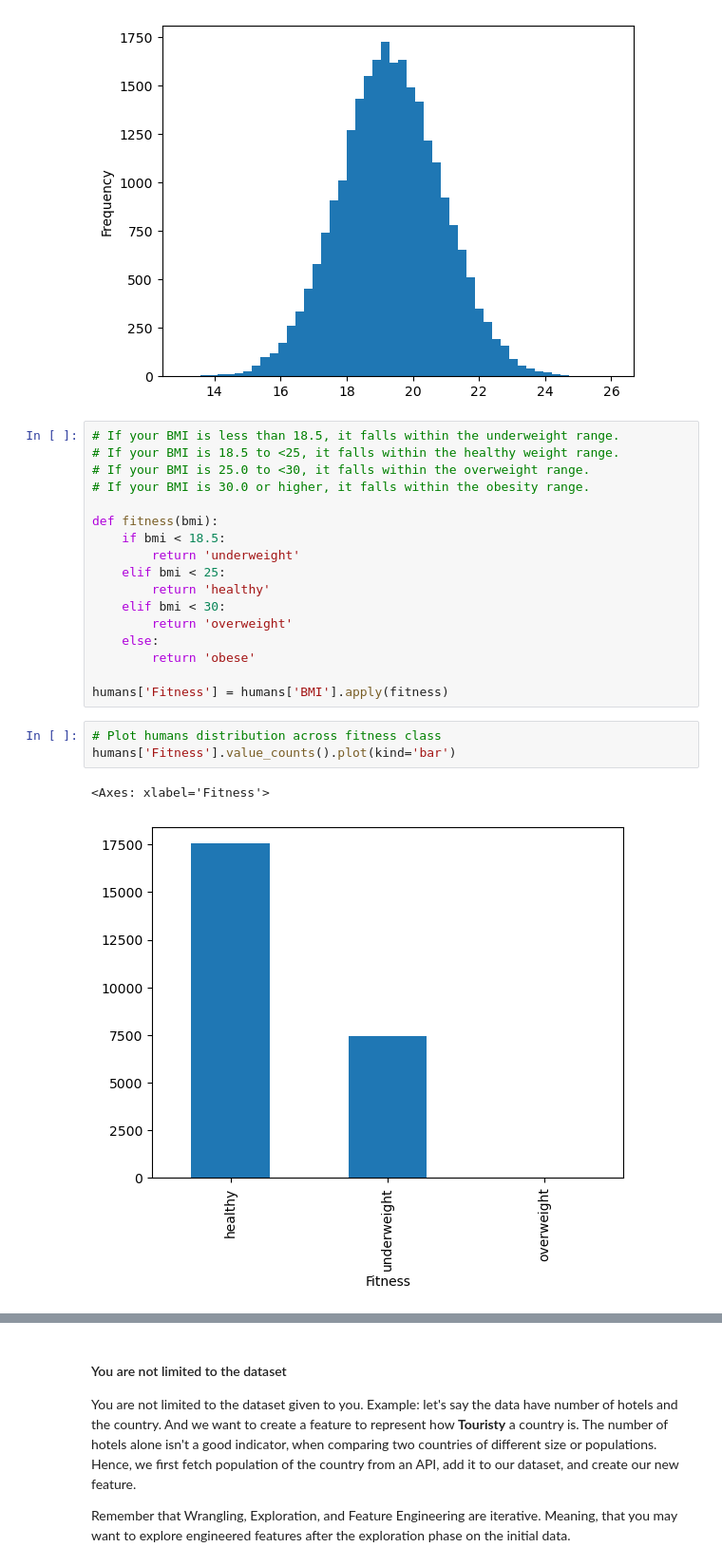
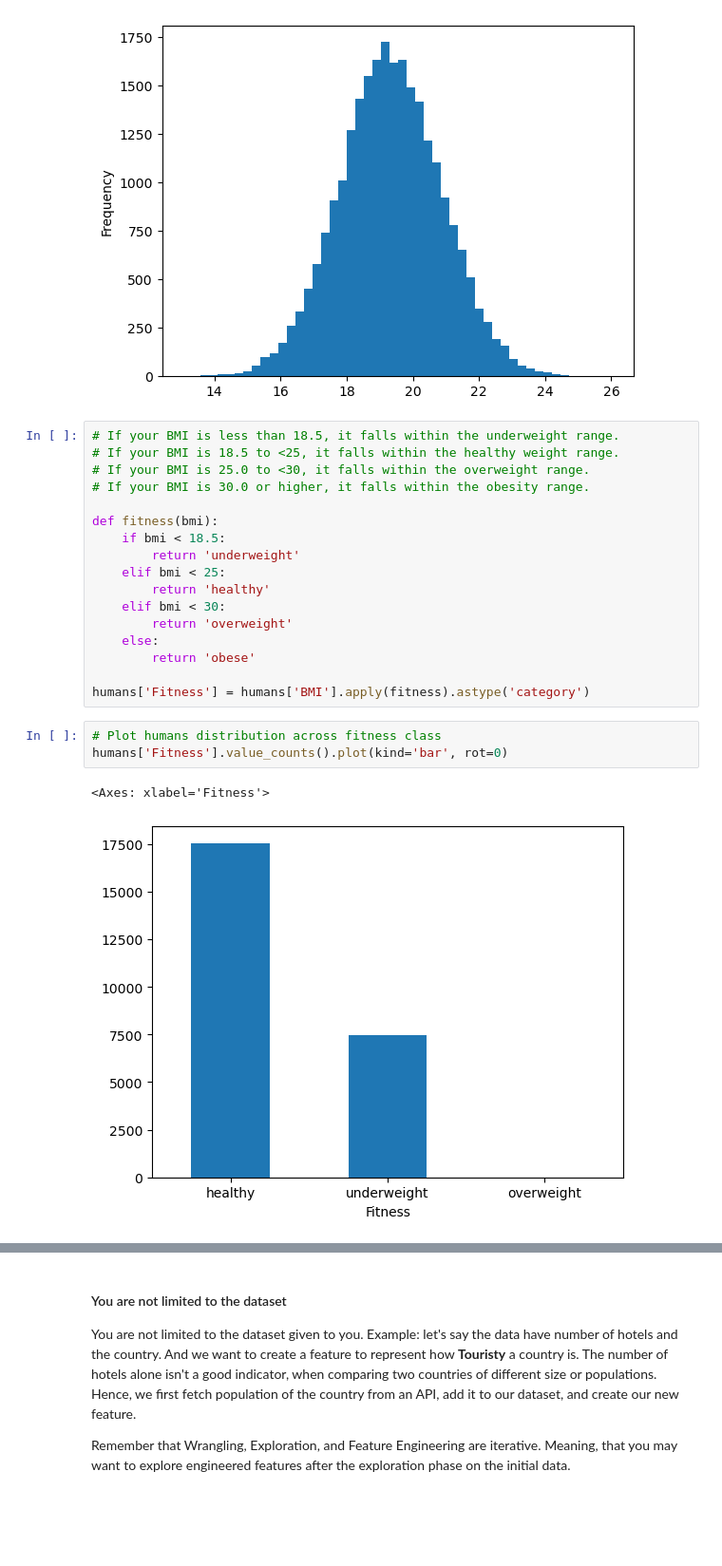
Before and after one commit to HassanAlgoz/data-analytics, a Jupyter notebook: techniques/feature_engineering.ipynb, the cells around one changed output, grey strips where cells are left out. Shown: that part at 95% size. Cells and saved outputs as stored; diff of their text form; blank space fills up the shorter version.

```diff
--- a/techniques/feature_engineering.ipynb
+++ b/techniques/feature_engineering.ipynb
@@ -94,10 +94,10 @@ def fitness(bmi):
     else:
         return 'obese'
 
-humans['Fitness'] = humans['BMI'].apply(fitness)
+humans['Fitness'] = humans['BMI'].apply(fitness).astype('category')
 # %%
 # Plot humans distribution across fitness class
-humans['Fitness'].value_counts().plot(kind='bar')
+humans['Fitness'].value_counts().plot(kind='bar', rot=0)
 # %% [output]
 <Axes: xlabel='Fitness'>
-[figure, old version]
+[figure, new version]
```
Also changed, not shown: parts of 2 cells of this notebook.
